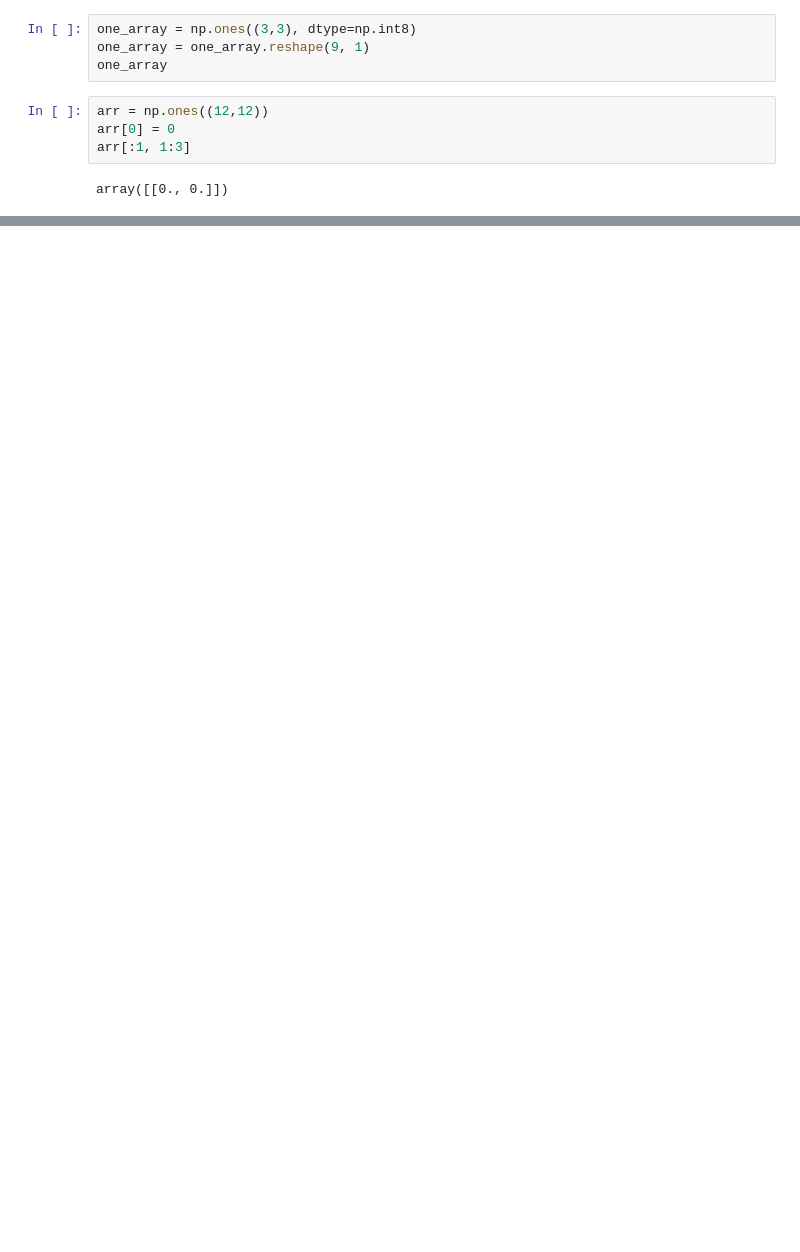
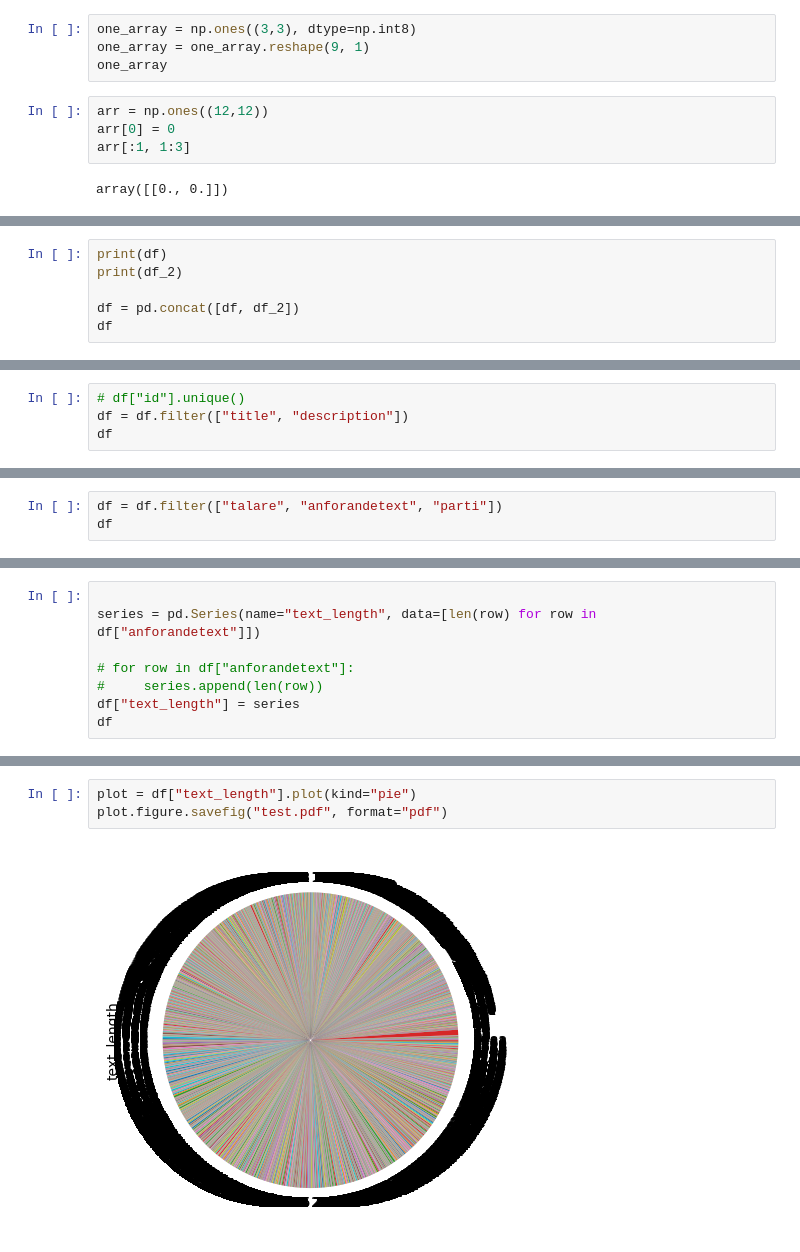
Before and after one commit to a-appelblom/DS_22_resources, a Jupyter notebook: lessons/lesson12STHLM/main.ipynb, the cells around one changed output, grey strips where cells are left out. Saved outputs shown, nothing was run; the diff lists cells and outputs as text; blank space fills up the shorter version.

```diff
--- a/lessons/lesson12STHLM/main.ipynb
+++ b/lessons/lesson12STHLM/main.ipynb
@@ -56,0 +224,6 @@ np.pi
+# %%
+print(df)
+print(df_2)
+
+df = pd.concat([df, df_2])
+df
@@ -56,0 +242,4 @@ np.pi
+# %%
+# df["id"].unique()
+df = df.filter(["title", "description"])
+df
@@ -56,0 +252,3 @@ np.pi
+# %%
+df = df.filter(["talare", "anforandetext", "parti"])
+df
@@ -56,0 +269,8 @@ np.pi
+# %%
+
+series = pd.Series(name="text_length", data=[len(row) for row in df["anforandetext"]])
+
+# for row in df["anforandetext"]:
+#     series.append(len(row))
+df["text_length"] = series
+df
@@ -56,0 +291,5 @@ np.pi
+# %%
+plot = df["text_length"].plot(kind="pie")
+plot.figure.savefig("test.pdf", format="pdf")
+# %% [output]
+[figure, added]
```
Also changed, not shown: parts of 25 cells of this notebook, 8 other files.
